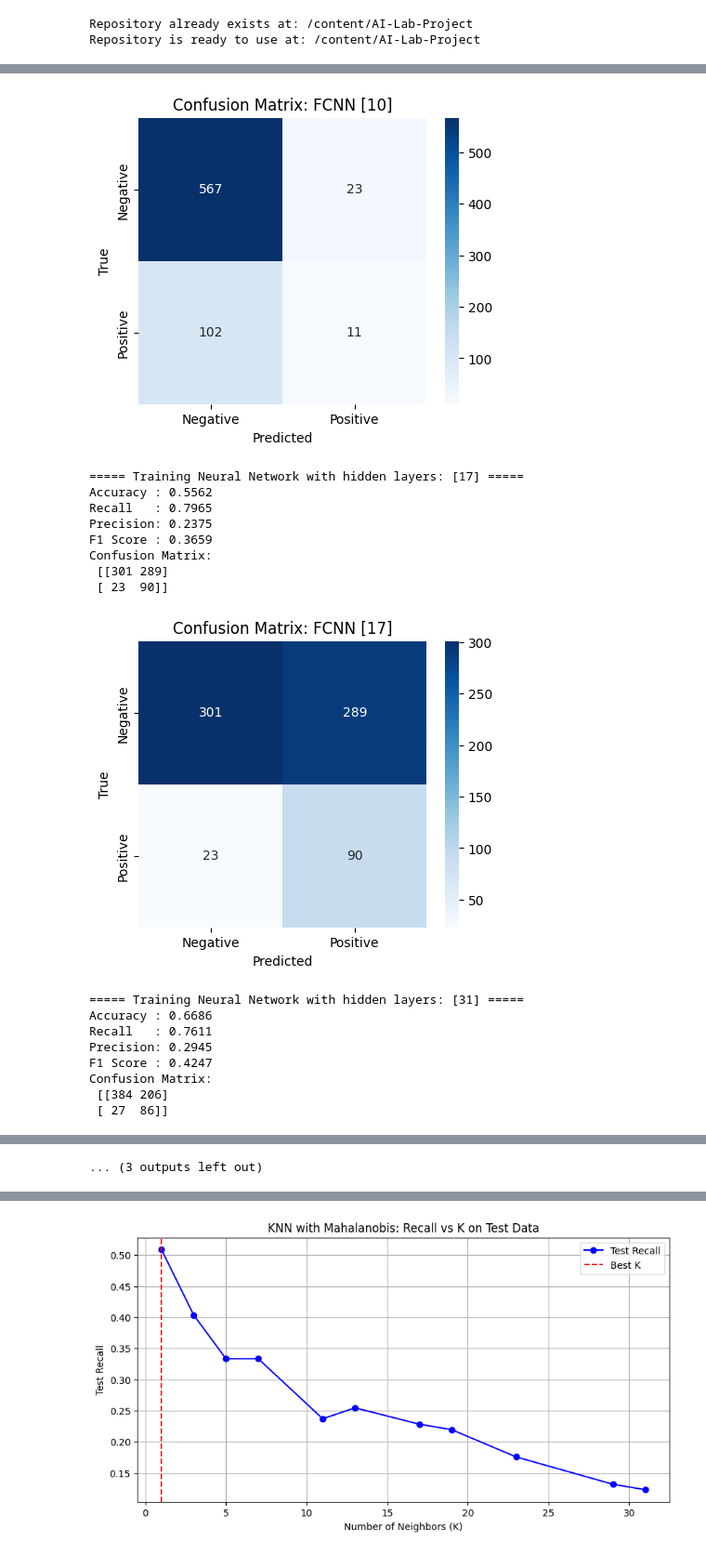
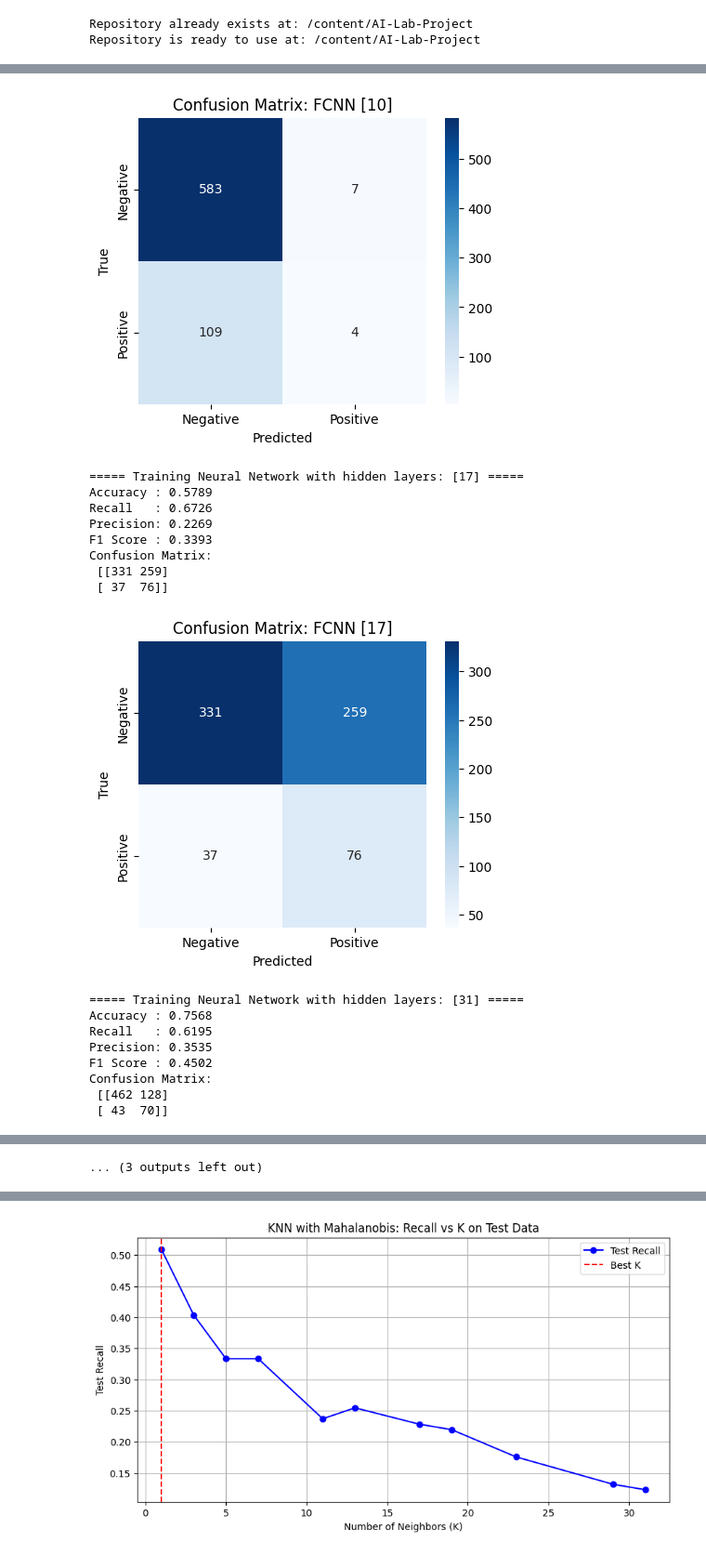
Before and after one commit to PriyanshuRao-code/AI-Lab-Project, a Jupyter notebook: team_24_analysis.ipynb, the cells around one changed output, grey strips where cells are left out. Shown at 93% size. Drawn from its saved outputs; the diff is of its cells as text; code cells hidden in the pictures.

```diff
--- a/team_24_analysis.ipynb
+++ b/team_24_analysis.ipynb
@@ -306,7 +307,7 @@ df_train, df_valid, df_test = standardize_data(df_train, df_valid, df_test)
 # %%
 metrics_summary = []
 
-for n_components in range(1, min(len(df_train.columns), 35)):  # prevent PCA n_components from exceeding feature count
+for n_components in range(1, min(len(df_train.columns), 12)):  # prevent PCA n_components from exceeding feature count
     print(f"\n===== Perceptron with PCA (n_components={n_components}) =====")
 
     df_train_pca, df_valid_pca, df_test_pca = perform_pca(df_train, df_valid, df_test, n_components=n_components)
@@ -685,7 +687,8 @@ model, y_valid_true, y_test_true, y_valid_pred, y_test_pred = train_model_fcnn(
     target_column="Hazardous",
     num_epochs=1000,
     lr=0.001,
-    hidden_layers_list=hidden_layer_configs
+    hidden_layers_list=hidden_layer_configs,
+    seed=42
 )
 # %% [output]
 ===== Training Neural Network with hidden layers: [10] =====
@@ -699,18 +702,18 @@ Confusion Matrix:
-[figure, old version]
+[figure, new version]
 ===== Training Neural Network with hidden layers: [17] =====
-Accuracy : 0.5562
-Recall   : 0.7965
-Precision: 0.2375
-F1 Score : 0.3659
+Accuracy : 0.5789
+Recall   : 0.6726
+Precision: 0.2269
+F1 Score : 0.3393
 Confusion Matrix:
- [[301 289]
- [ 23  90]]
+ [[331 259]
+ [ 37  76]]
-[figure, old version]
+[figure, new version]
 ===== Training Neural Network with hidden layers: [31] =====
-Accuracy : 0.6686
-Recall   : 0.7611
-Precision: 0.2945
-F1 Score : 0.4247
+Accuracy : 0.7568
+Recall   : 0.6195
+Precision: 0.3535
+F1 Score : 0.4502
 Confusion Matrix:
- [[384 206]
- [ 27  86]]
+ [[462 128]
+ [ 43  70]]
```
Also changed, not shown: parts of 14 cells of this notebook.
